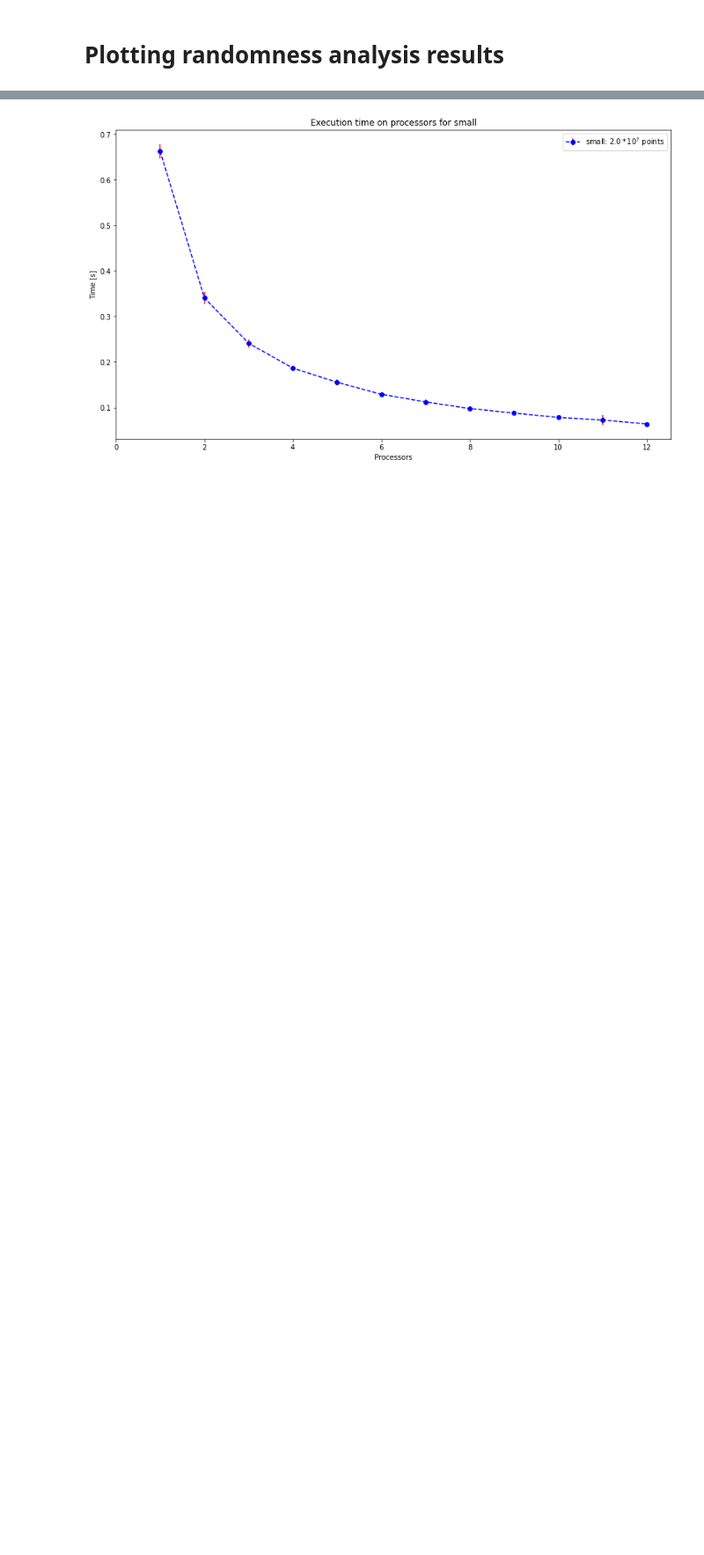
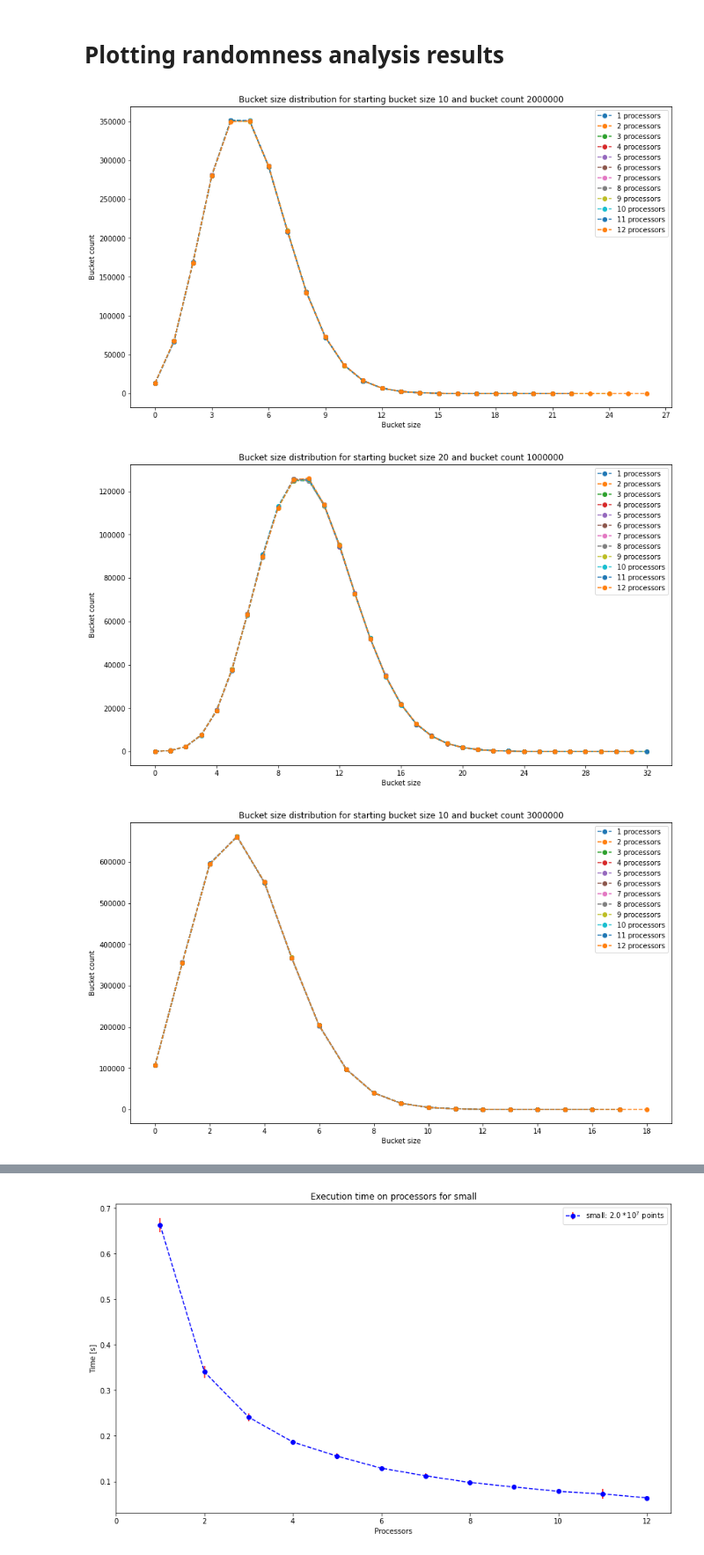
Before and after one commit to Observer46/mpr, a Jupyter notebook: lab4/Plot utils.ipynb, the cells around one changed output, grey strips where cells are left out. Shown at 88% size. Saved outputs shown, nothing was run; the diff lists cells and outputs as text; code cells hidden in the pictures; blank space fills up the shorter version.

```diff
--- a/lab4/Plot utils.ipynb
+++ b/lab4/Plot utils.ipynb
@@ -23,7 +24,7 @@ class ThreadDistribution:
     def to_x_y(self):
         x = self.buckets_to_counts.keys()
         y = self.buckets_to_counts.values()
-        return x, y
+        return list(x), list(y)
 
 class Distribution:
     ARRAY_SIZE = 10000000
@@ -37,7 +38,7 @@ class Distribution:
         self.thread_distributions.append(ThreadDistribution(buckets_to_counts, thread_count))
 
     def get_bucket_count(self):
-        return Distribution.ARRAY_SIZE / self.bucket_size * self.bucket_multiplier
+        return int(Distribution.ARRAY_SIZE / self.bucket_size * self.bucket_multiplier)
 
 def read_slurm(filename: str):
     distributions = []
@@ -49,7 +50,10 @@ def read_slurm(filename: str):
 
     with open(filename, "r") as handle:
         for line in handle.readlines():
-            if line.startswith("Threads: 1"):
+            if line.startswith("Threads: 1\n"):
+                if thread_count > 0:
+                    distributions[-1].add_thread_distribution(buckets_to_counts, thread_count)
+                    buckets_to_counts = {}
                 thread_count = 1
                 add_new = True
 
@@ -74,3 +78,27 @@ def read_slurm(filename: str):
 
         distributions[-1].add_thread_distribution(buckets_to_counts, thread_count)    # append last one
         return distributions
+
+def single_legend(proc: int):
+    return f"{proc} processors"
+
+def plot_distributions(distributions):
+    for dist in distributions:
+        for i, thread_dist in enumerate(dist.thread_distributions):
+            x, y = thread_dist.to_x_y()
+            plt.plot(x, y, marker = 'o', linestyle='--', label=single_legend(i+1))
+
+        ax = plt.axes()
+        ax.xaxis.set_major_locator(MaxNLocator(integer=True))
+        plt.title(f"Bucket size distribution for starting bucket size {dist.bucket_size} and bucket count {dist.get_bucket_count()}")
+        plt.ylabel("Bucket count")
+        plt.xlabel("Bucket size")
+        plt.legend()
+        plt.savefig(f"dist{dist.bucket_size}_{dist.bucket_multiplier}.png")
+        plt.show()
+# %%
+plot_distributions(read_slurm("slurm-20358413.out"))
+# %% [output]
+[figure, added]
+[figure, added]
+[figure, added]
```
Also changed, not shown: parts of 6 cells of this notebook, 11 other files.
